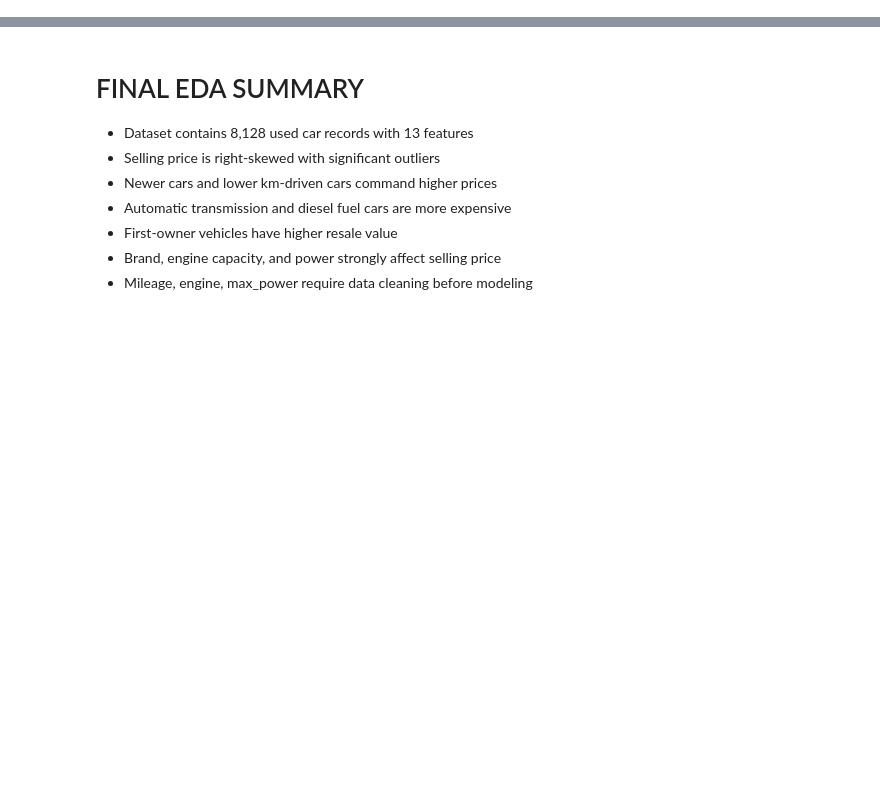
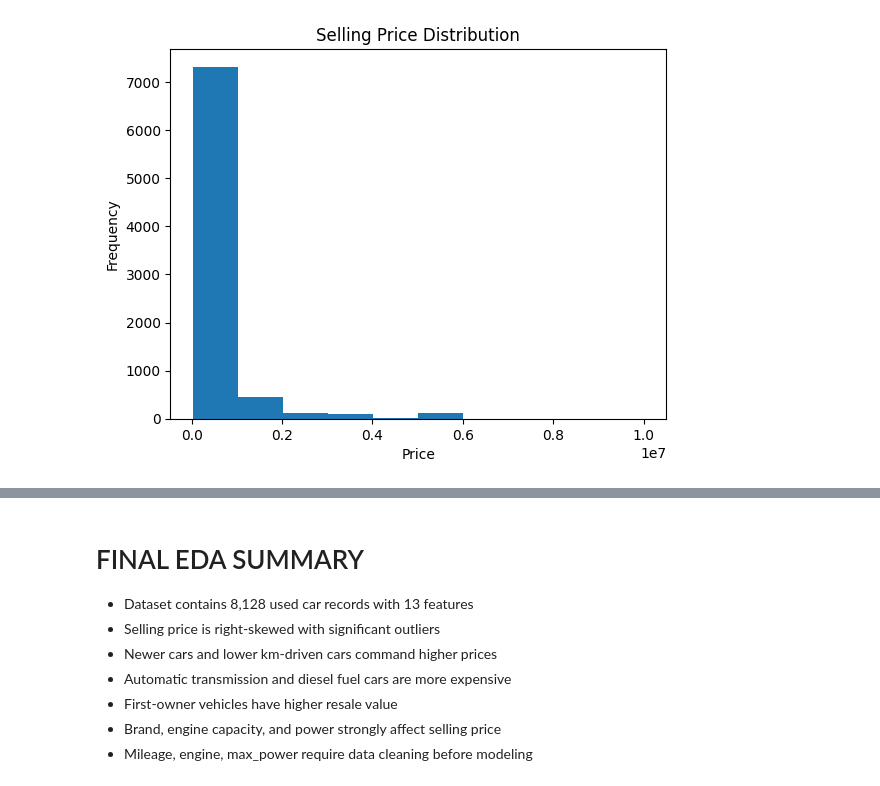
Before and after one commit to subozlame/carprices, a Jupyter notebook: eda.ipynb, the cells around one changed output, grey strips where cells are left out. Drawn from its saved outputs; the diff is of its cells as text; code cells hidden in the pictures; blank space fills up the shorter version.

```diff
--- a/eda.ipynb
+++ b/eda.ipynb
@@ -170,0 +90,9 @@ plt.show()
+# %%
+plt.figure()
+plt.hist(df['selling_price'])
+plt.title("Selling Price Distribution")
+plt.xlabel("Price")
+plt.ylabel("Frequency")
+plt.show()
+# %% [output]
+[figure, added]
```
Also changed, not shown: parts of 49 cells of this notebook.
